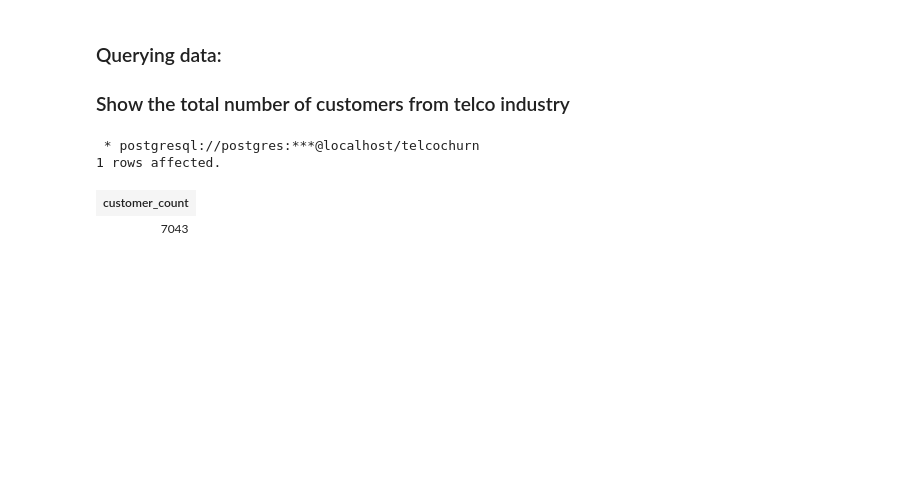
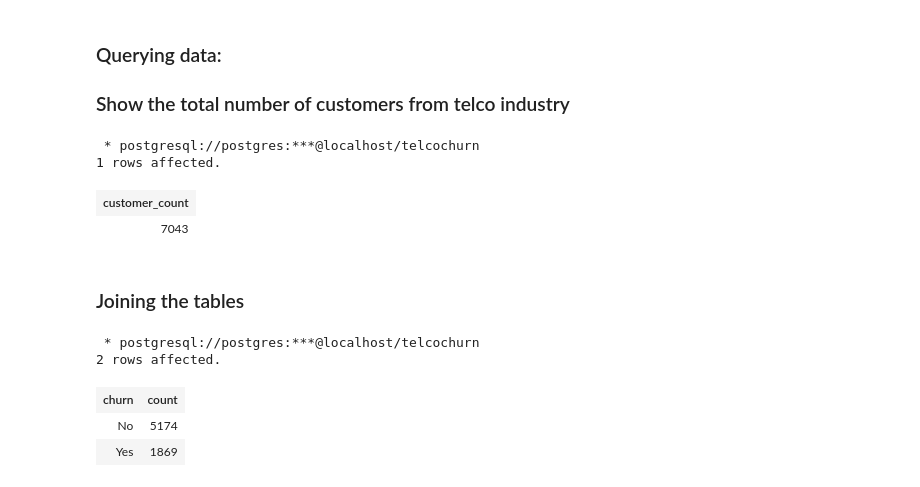
Before and after one commit to mangaioct6/Final_Project, a Jupyter notebook: Final_ETL.ipynb, the cells around one changed output. Cells and saved outputs as stored; diff of their text form; code cells hidden in the pictures; blank space fills up the shorter version.

```diff
--- a/Final_ETL.ipynb
+++ b/Final_ETL.ipynb
@@ -221,3 +229,18 @@ connection.close()
 1 rows affected.
 | customer_count |
 | 7043 |
+# %% [markdown]
+### Joining the tables
+# %%
+# joining customer details and telco services table to find total count of churn and no churn
+%sql select cs.Churn,count(*)\
+     from customer_details as cd\
+     inner join telco_services as cs\
+     on cs.customerID=cd.customerID\
+     group by  Churn;
+# %% [output]
+ * postgresql://postgres:***@localhost/telcochurn
+2 rows affected.
+| churn | count |
+| No | 5174 |
+| Yes | 1869 |
```
Also changed, not shown: parts of 9 cells of this notebook, 1 other file.
